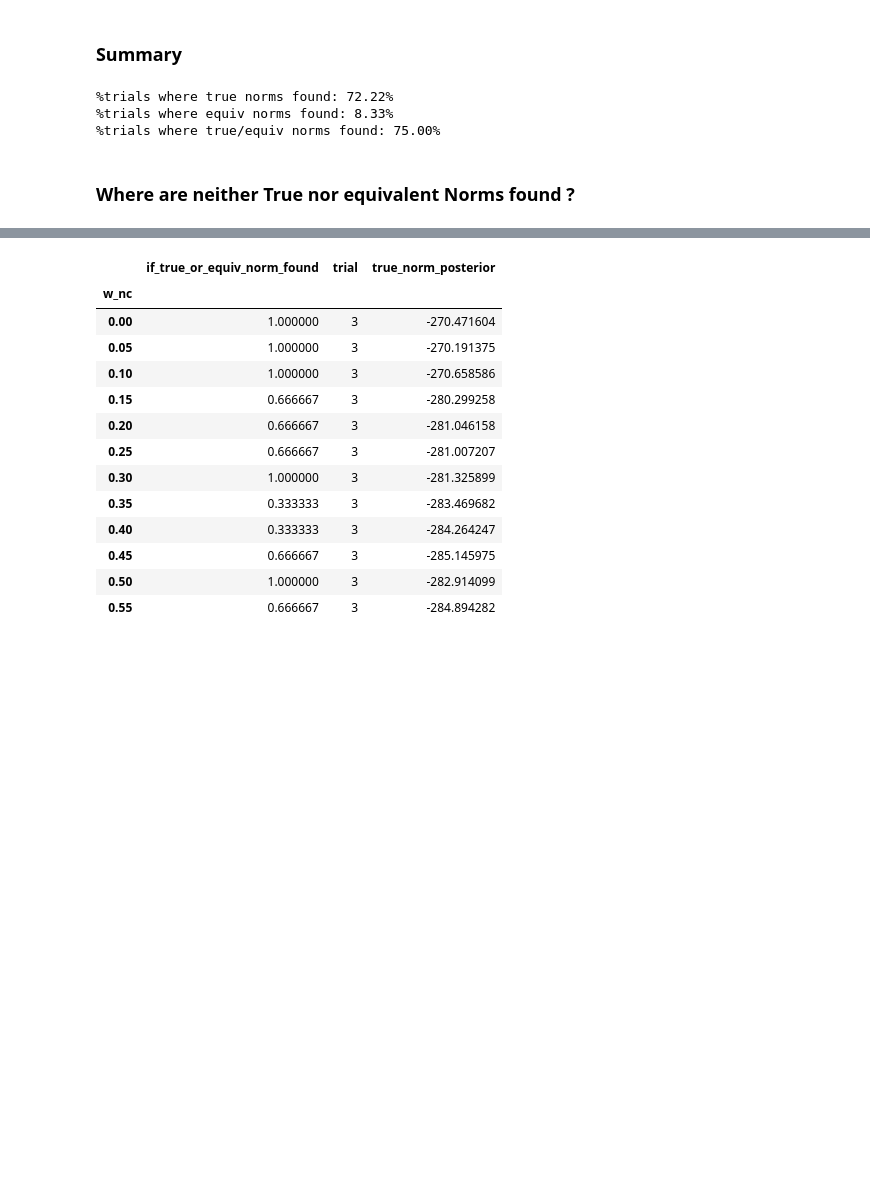
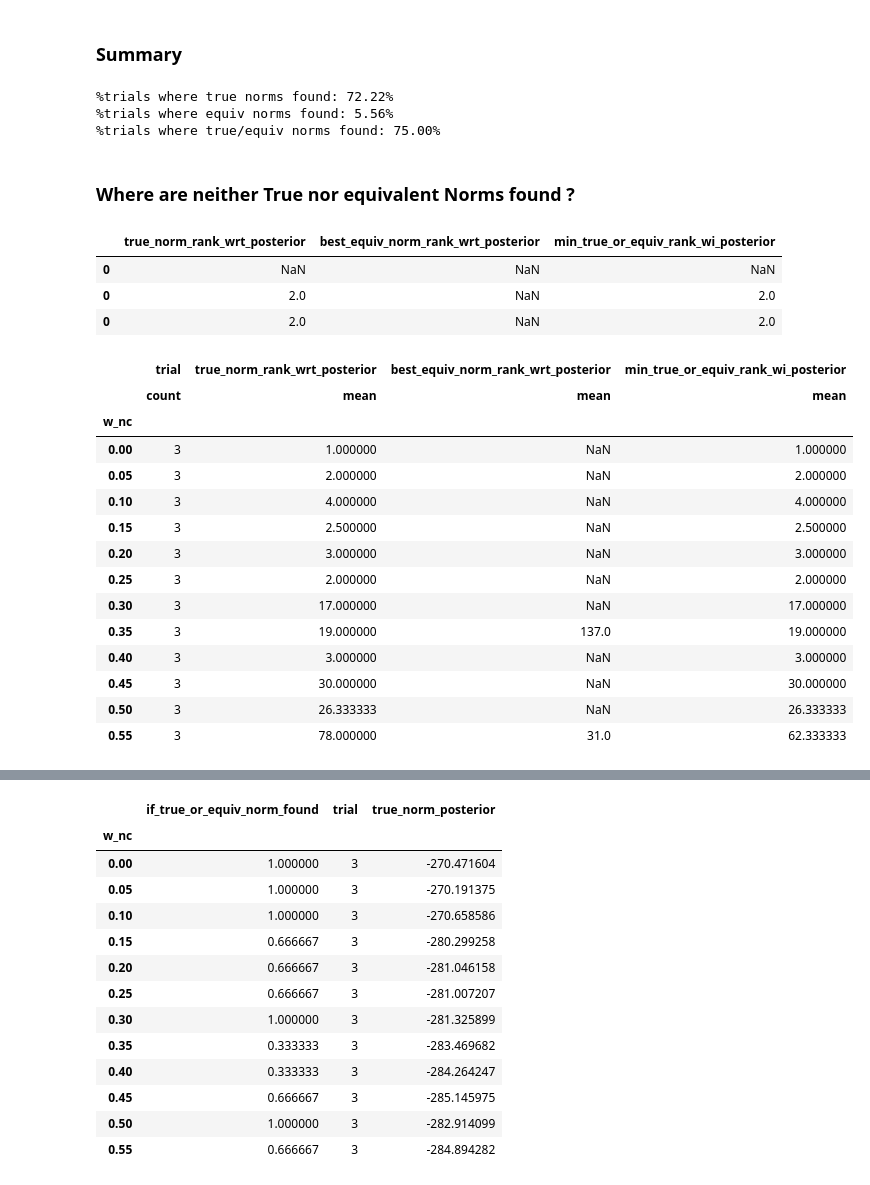
Before and after one commit to ashish1610dhiman/learning_norms_with_mcmc_from_pcfg_IJCAI21, a Jupyter notebook: notebooks/1.4.1_nc_exp4_analysis.ipynb, the cells around one changed output, grey strips where cells are left out. Cells and saved outputs as stored; diff of their text form; code cells hidden in the pictures; blank space fills up the shorter version.

```diff
--- a/notebooks/1.4.1_nc_exp4_analysis.ipynb
+++ b/notebooks/1.4.1_nc_exp4_analysis.ipynb
@@ -22,6 +22,8 @@ num_obs
 # %%
 base_path="../data_nc/exp_nc4/"
 exp_paths=!ls $base_path
+# %%
+equiv_threshold = 0.00005
 # %%
 def get_num_viols(nc_obs):
     n_viols=0
@@ -58,8 +60,16 @@ for exp_path in exp_paths:
     #Rank of True Norm if found as per posterior
     rank_df=pd.read_csv(base_path+exp_path+"/ranked_posteriors.csv",index_col=False)
     rank_true=rank_df.loc[rank_df.expression==str(to_tuple(true_norm))][["post_rank","log_posterior"]].values
-    rank=rank_true[0][0] if rank_true.shape[0]==1 else None
+    rank=int(rank_true[0][0]) if rank_true.shape[0]==1 else None
     temp["true_norm_rank_wrt_posterior"]= [rank]
+    #Equivalent Norm
+    log_lik=float(lik_true[0].split("lik_true_norm=")[1])
+    rank_df["log_prior"]=rank_df["expression"\
+                            ].apply(lambda x: get_log_prob("NORMS",eval(x.replace("(","[").replace(")","]"))))
+    rank_df["log_lik"]=rank_df["log_posterior"]-rank_df["log_prior"]
+    mask_equiv0=abs((rank_df["log_lik"]-log_lik)/log_lik)<=equiv_threshold
+    rank_equiv=rank_df.loc[mask_equiv0]["post_rank"].min()
+    temp["best_equiv_norm_rank_wrt_posterior"]= [rank_equiv]
     #max posterior found in chains
     rank_1=rank_df.loc[rank_df.post_rank==1]
     temp["max_posterior_in_chain"]= [rank_1.log_posterior.values[0]]
@@ -77,23 +87,23 @@ for exp_path in exp_paths:
                            ].groupby(["expression"]).agg({"log_posterior":["mean","count"]})
     top_norms["chain_rank"]=top_norms[[('log_posterior', 'count')]].rank(method='dense',ascending=False)
     top_norms.sort_values(by=["chain_rank"],inplace=True)
+    #print (top_norms.head(1))
     rank_true_wi_freq=top_norms.iloc[top_norms.index==str(true_norm)]["chain_rank"].values
     rank_true_wi_freq = float(rank_true_wi_freq[0]) if rank_true_wi_freq.size>0 else None
-    temp["#rank_true_wi_freq"]= [rank_true_wi_freq]
+    temp["rank_true_wi_freq"]= [rank_true_wi_freq]
     post_norm_top=top_norms.loc[top_norms.chain_rank==1]["log_posterior","mean"].values
     post_norm_top = post_norm_top[0] if post_norm_top.size>0 else None
     temp["posterior_norm_top"]= [post_norm_top]
     #Num equivalent norms in posterior
-    log_lik=float(lik_true[0].split("lik_true_norm=")[1])
     top_norms["log_prior"]=top_norms.index.to_series().apply(lambda x: get_log_prob("NORMS",eval(x)))[0]
     top_norms["log_lik"]=top_norms[('log_posterior',  'mean')]-top_norms["log_prior"]
-    mask_equiv=abs((top_norms["log_lik"]-log_lik)/log_lik)<=0.0001
+    mask_equiv=abs((top_norms["log_lik"]-log_lik)/log_lik)<=equiv_threshold
     n_equiv=mask_equiv.sum()
     temp["total_equiv_norms_in_top_norms"]= [n_equiv]
     n_equiv_20=mask_equiv[:20].sum()
-    temp["total_equiv_norms_in_top_20_norms"]= [n_equiv_20]
+    temp["total_equiv_norms_in_top_20_norms"] = [n_equiv_20]
     best_equiv_norm_rank=top_norms.loc[mask_equiv]["chain_rank"].min()
-    temp["best_equiv_norm_rank"]= [best_equiv_norm_rank]
+    temp["best_equiv_norm_rank_wi_freq"]= [best_equiv_norm_rank]
     best_equiv_norm=eval(top_norms.loc[mask_equiv].index[0]) if n_equiv>0 else None
     temp["best_equiv_norm"]= [best_equiv_norm]
     z1=z1.append(temp)
@@ -120,6 +149,11 @@ z1["%chains_wi_post_gt_true_norm"]=z1["#chains_wi_post_gt_true_norm"]/10
 z1["expected_violation_rate"]=z1["w_nc"]*108/243
 # %%
 z1["chk"]=z1["violation_rate"]/z1["expected_violation_rate"]
+# %%
+z1["min_true_or_equiv_rank_wi_posterior"]=z1[["true_norm_rank_wrt_posterior",\
+                                              "best_equiv_norm_rank_wrt_posterior"]].min(axis=1)
+z1["min_true_or_equiv_rank_wi_freq"]=z1[["rank_true_wi_freq",\
+                                              "best_equiv_norm_rank_wi_freq"]].min(axis=1)
 # %% [markdown]
 ### Summary
 # %%
@@ -128,7 +162,37 @@ print ("%trials where equiv norms found: {:.2%}".format(z1["if_equiv_norm_found"
 print ("%trials where true/equiv norms found: {:.2%}".format(z1["if_true_or_equiv_norm_found"].mean()))
 # %% [output]
 %trials where true norms found: 72.22%
-%trials where equiv norms found: 8.33%
+%trials where equiv norms found: 5.56%
 %trials where true/equiv norms found: 75.00%
 # %% [markdown]
 ### Where are neither True nor equivalent Norms found ?
+# %%
+z1["true_norm_rank_wrt_posterior"]=pd.to_numeric(z1["true_norm_rank_wrt_posterior"])
+z1["rank_true_wi_freq"]=pd.to_numeric(z1["rank_true_wi_freq"])
+# %%
+z1.loc[z1.w_nc==0.25][["true_norm_rank_wrt_posterior","best_equiv_norm_rank_wrt_posterior",\
+                      "min_true_or_equiv_rank_wi_posterior"]]
+# %% [output]
+|  | true_norm_rank_wrt_posterior | best_equiv_norm_rank_wrt_posterior | min_true_or_equiv_rank_wi_posterior |
+| 0 | NaN | NaN | NaN |
+| 0 | 2.0 | NaN | 2.0 |
+| 0 | 2.0 | NaN | 2.0 |
+# %%
+z1.groupby(["w_nc"]).agg({"trial":["count"],"true_norm_rank_wrt_posterior":"mean",\
+                          "best_equiv_norm_rank_wrt_posterior":"mean","min_true_or_equiv_rank_wi_posterior":"mean"})
+# %% [output]
+|  | trial | true_norm_rank_wrt_posterior | best_equiv_norm_rank_wrt_posterior | min_true_or_equiv_rank_wi_posterior |
+|  | count | mean | mean | mean |
+| w_nc |  |  |  |  |
+| 0.00 | 3 | 1.000000 | NaN | 1.000000 |
+| 0.05 | 3 | 2.000000 | NaN | 2.000000 |
+| 0.10 | 3 | 4.000000 | NaN | 4.000000 |
+| 0.15 | 3 | 2.500000 | NaN | 2.500000 |
+| 0.20 | 3 | 3.000000 | NaN | 3.000000 |
+| 0.25 | 3 | 2.000000 | NaN | 2.000000 |
+| 0.30 | 3 | 17.000000 | NaN | 17.000000 |
+| 0.35 | 3 | 19.000000 | 137.0 | 19.000000 |
+| 0.40 | 3 | 3.000000 | NaN | 3.000000 |
+| 0.45 | 3 | 30.000000 | NaN | 30.000000 |
+| 0.50 | 3 | 26.333333 | NaN | 26.333333 |
+| 0.55 | 3 | 78.000000 | 31.0 | 62.333333 |
```
Also changed, not shown: parts of 4 cells of this notebook, 4 other files.
